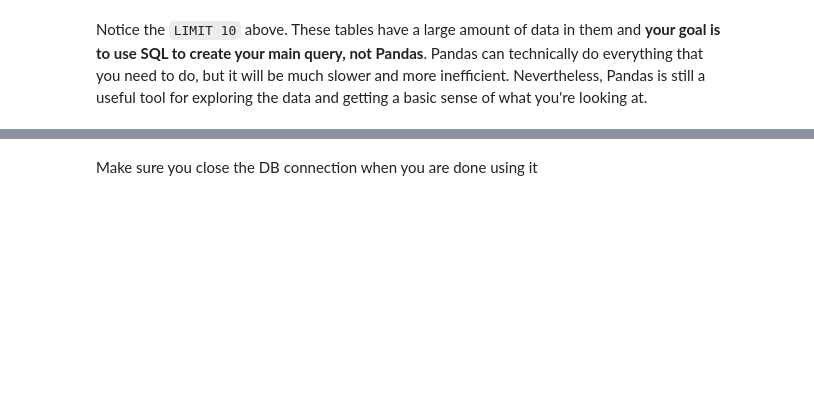
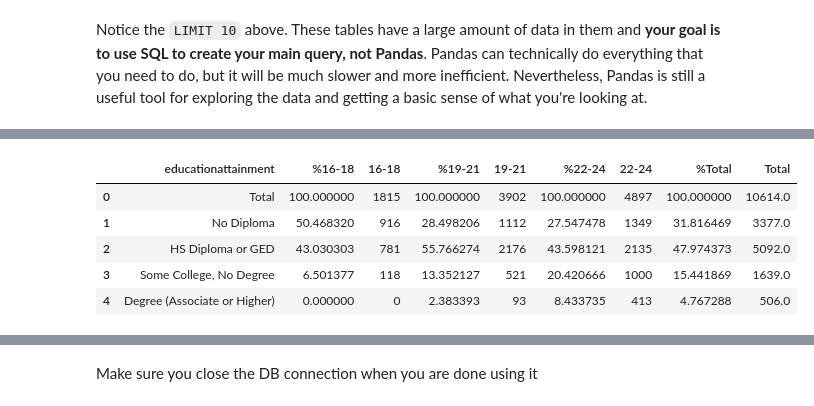
Before and after one commit to hmdev649/dsc-mod-1-project-seattle-ds, a Jupyter notebook: notebooks/exploratory/01_erh_download_and_explore_data.ipynb, the cells around one changed output, grey strips where cells are left out. Saved outputs shown, nothing was run; the diff lists cells and outputs as text; code cells hidden in the pictures; blank space fills up the shorter version.

```diff
--- a/notebooks/exploratory/01_erh_download_and_explore_data.ipynb
+++ b/notebooks/exploratory/01_erh_download_and_explore_data.ipynb
@@ -175,0 +205,9 @@ md
+# %%
+pd.read_csv('opportunity_youth_2017')
+# %% [output]
+|  | educationattainment | %16-18 | 16-18 | %19-21 | 19-21 | %22-24 | 22-24 | %Total | Total |
+| 0 | Total | 100.000000 | 1815 | 100.000000 | 3902 | 100.000000 | 4897 | 100.000000 | 10614.0 |
+| 1 | No Diploma | 50.468320 | 916 | 28.498206 | 1112 | 27.547478 | 1349 | 31.816469 | 3377.0 |
+| 2 | HS Diploma or GED | 43.030303 | 781 | 55.766274 | 2176 | 43.598121 | 2135 | 47.974373 | 5092.0 |
+| 3 | Some College, No Degree | 6.501377 | 118 | 13.352127 | 521 | 20.420666 | 1000 | 15.441869 | 1639.0 |
+| 4 | Degree (Associate or Higher) | 0.000000 | 0 | 2.383393 | 93 | 8.433735 | 413 | 4.767288 | 506.0 |
```
Also changed, not shown: parts of 18 cells of this notebook, 5 other files.
